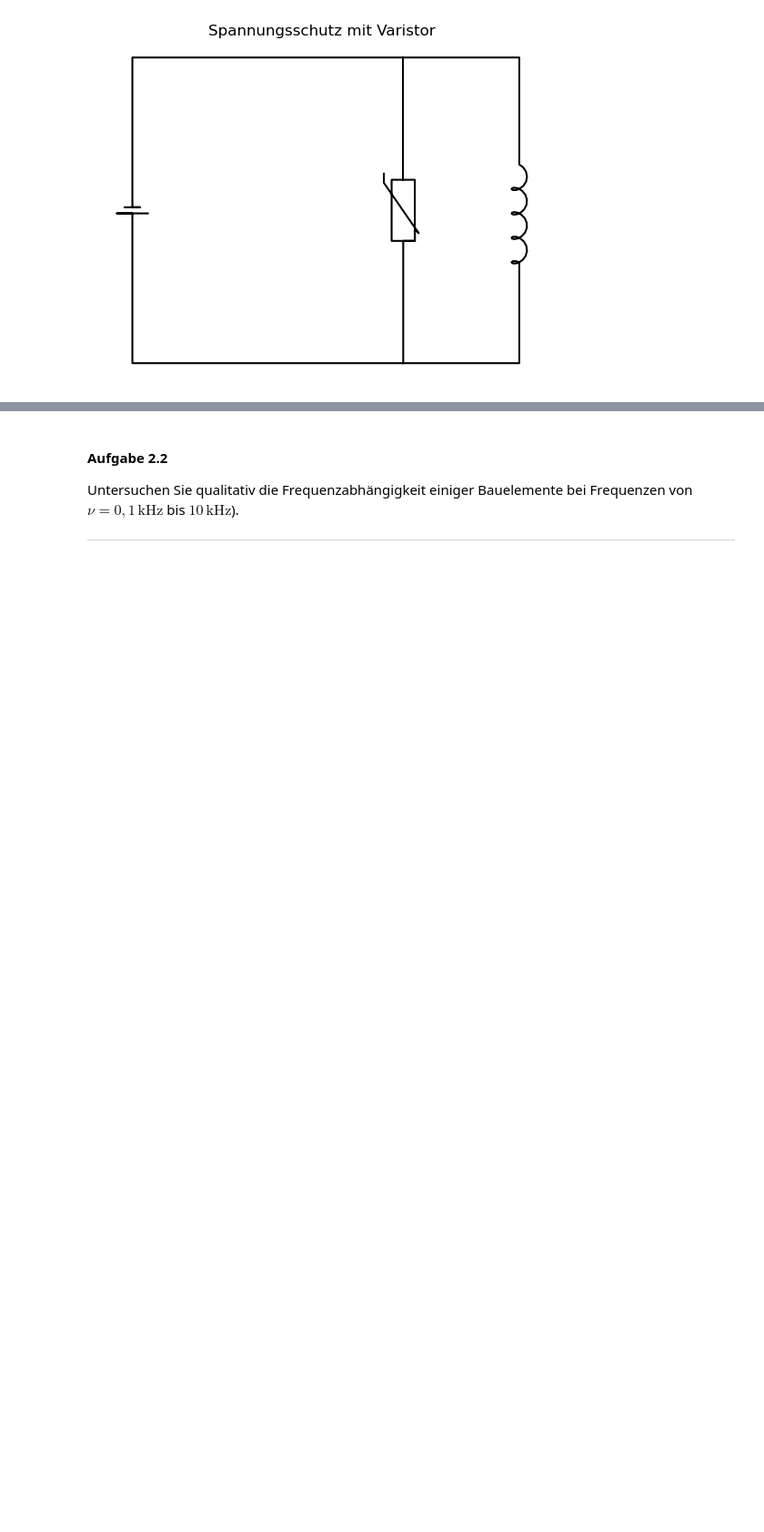
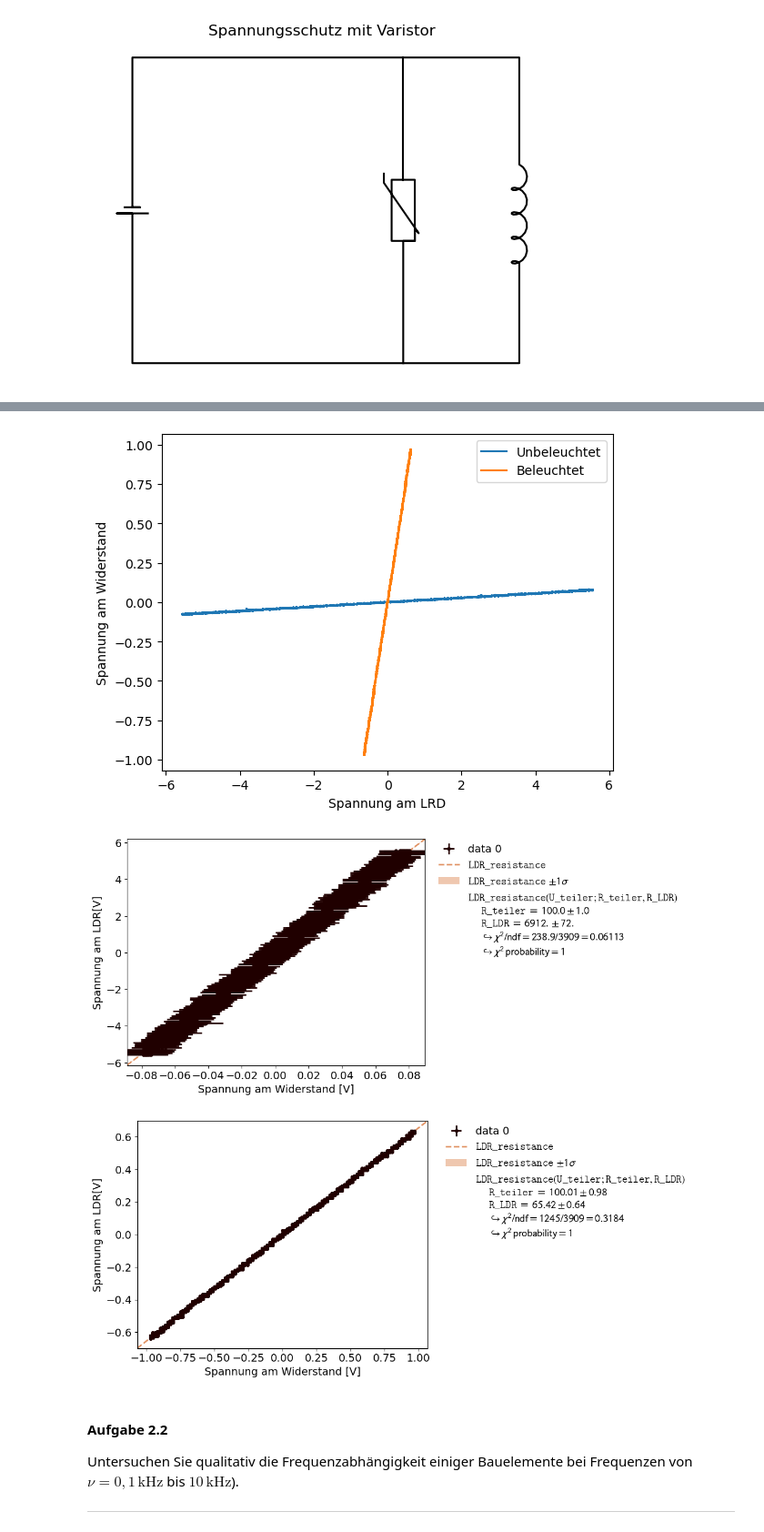
Before and after one commit to HerbertderGrosse/P2-sose-2024, a Jupyter notebook: Elektrische_Bauelemente/Elektrische_Bauelemente.ipynb, the cells around one changed output, grey strips where cells are left out. Shown: that part at 91% size. Drawn from its saved outputs; the diff is of its cells as text; code cells hidden in the pictures; blank space fills up the shorter version.

```diff
--- a/Elektrische_Bauelemente/Elektrische_Bauelemente.ipynb
+++ b/Elektrische_Bauelemente/Elektrische_Bauelemente.ipynb
@@ -346,3 +393,49 @@ LED_Rot: Schwellspannung: 1.57V
+# %%
+LDR_ohne = pd.read_csv("E-bauelemente\LDR-ohneLicht.csv" ,delimiter=";",decimal=",")
+LDR_mit = pd.read_csv("E-bauelemente\LDR-mitLicht_01.csv",delimiter=";",decimal=",")
+
+plt.plot(LDR_ohne['Kanal B(V)'],-LDR_ohne['Kanal A(mV)']/1000,label="Unbeleuchtet")
+plt.plot(LDR_mit['Kanal B(V)'],-LDR_mit['Kanal A(V)'],label="Beleuchtet")
+plt.legend()
+plt.ylabel("Spannung am Widerstand")
+plt.xlabel("Spannung am LRD")
+plt.show();
+
+
+def LDR_resistance(U_teiler,R_teiler,R_LDR):
+    return R_LDR*(U_teiler/R_teiler)
+
+
+
+
+LDR_Cont = kafe2.XYContainer(-LDR_ohne['Kanal A(mV)']/1000,LDR_ohne['Kanal B(V)'])
+LDR_Cont.add_error(axis='x',err_val=0.01)
+LDR_Cont.add_error(axis='y',err_val=0.01)
+LDR_Cont.axis_labels=['Spannung am Widerstand [V]','Spannung am LDR[V]']
+
+LDR_Fit = kafe2.Fit(LDR_Cont,LDR_resistance)
+LDR_Fit.add_parameter_constraint(name="R_teiler",value=100,uncertainty=1)
+LDR_Fit.do_fit()
+
+LDR_Plot = kafe2.Plot(LDR_Fit)
+LDR_Plot.plot()
+
+LDR_Cont_bel = kafe2.XYContainer(-LDR_mit['Kanal A(V)'],LDR_mit['Kanal B(V)'])
+LDR_Cont_bel.add_error(axis='x',err_val=0.01)
+LDR_Cont_bel.add_error(axis='y',err_val=0.01)
+LDR_Cont_bel.axis_labels=['Spannung am Widerstand [V]','Spannung am LDR[V]']
+
+LDR_Fit_bel = kafe2.Fit(LDR_Cont_bel,LDR_resistance)
+LDR_Fit_bel.add_parameter_constraint(name="R_teiler",value=100,uncertainty=1)
+LDR_Fit_bel.do_fit()
+
+LDR_Plot_bel = kafe2.Plot(LDR_Fit_bel)
+LDR_Plot_bel.plot()
+plt.show()
+# %% [output]
+[figure, added]
+[figure, added]
+[figure, added]
 # %% [markdown]
 #### Aufgabe 2.2
 
```
Also changed, not shown: parts of 7 cells of this notebook, 2 other files.
